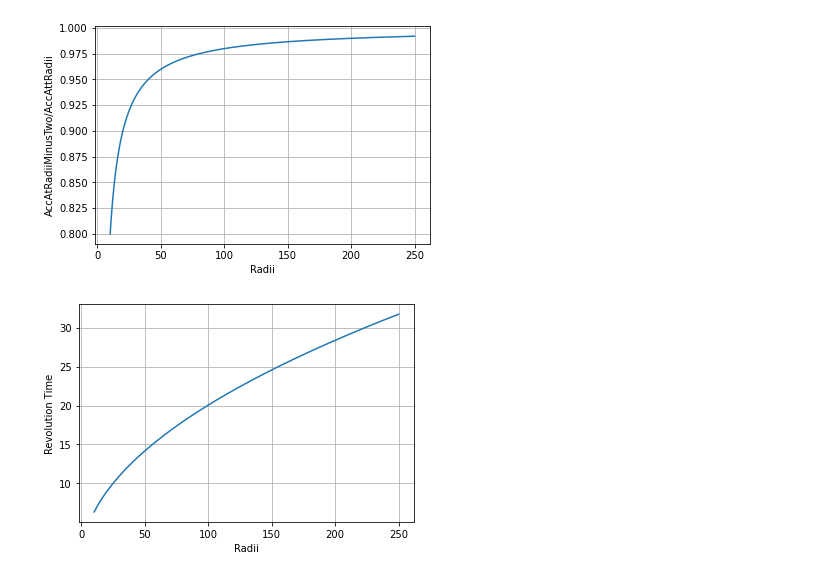
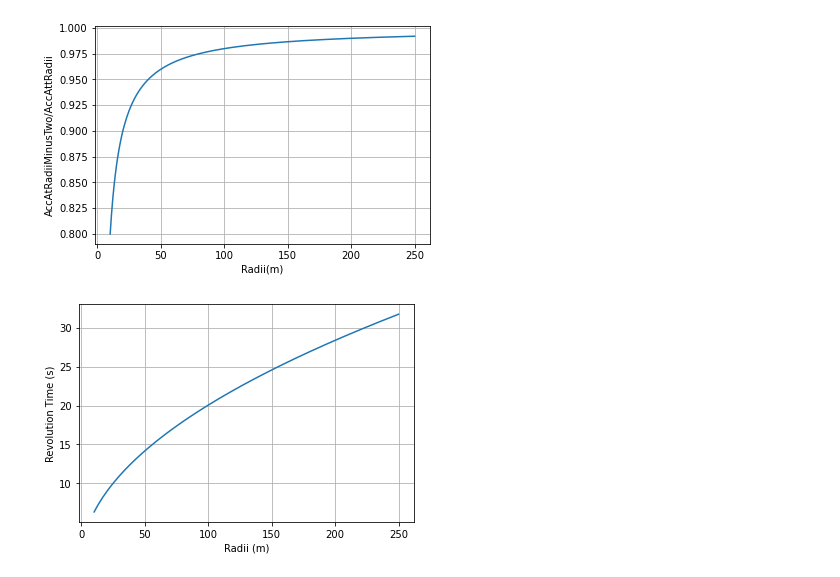
Before and after one commit to Zephoz/ArtificialGravity, a Jupyter notebook: artificialGravity.ipynb, the cells around one changed output. Saved outputs shown, nothing was run; the diff lists cells and outputs as text; code cells hidden in the pictures.

```diff
--- a/artificialGravity.ipynb
+++ b/artificialGravity.ipynb
@@ -29,11 +29,11 @@ fig = plt.figure()
 fig.patch.set_facecolor("xkcd:white")
 plt.plot(radiis, accAtRadii)
 
-plt.xlabel("Radii")
+plt.xlabel("Radii(m)")
 plt.ylabel("AccAtRadiiMinusTwo/AccAttRadii")
 plt.grid()
 # %% [output]
-[figure, old version]
+[figure, new version]
 # %%
 fig.savefig("artificialGravity.png", dpi=400, bbox_inches="tight")
 # %%
@@ -44,12 +44,12 @@ revTimeAtRadii = np.array(revTimeAtRadii)
 # %%
 fig = plt.figure()
 fig.patch.set_facecolor("xkcd:white")
 plt.plot(radiis, revTimeAtRadii)
 
-plt.xlabel("Radii")
-plt.ylabel("Revolution Time")
+plt.xlabel("Radii (m)")
+plt.ylabel("Revolution Time (s)")
 plt.grid()
 # %% [output]
-[figure, old version]
+[figure, new version]
 # %%
 fig.savefig("revTimes.png", dpi=400, bbox_inches="tight")
```
